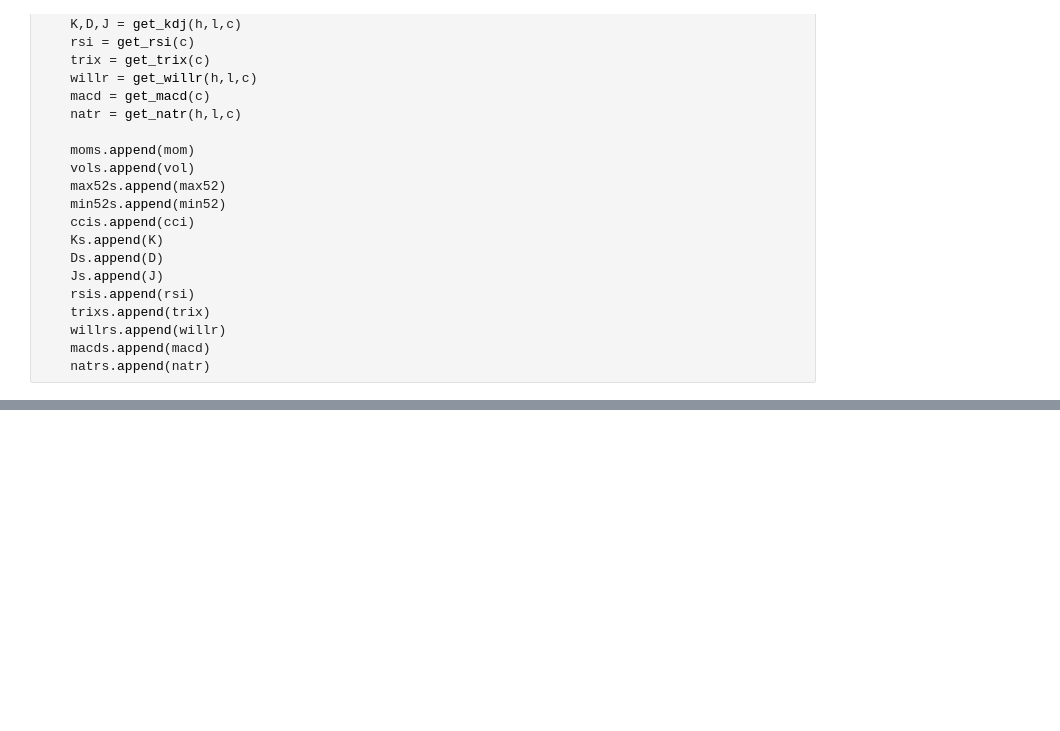
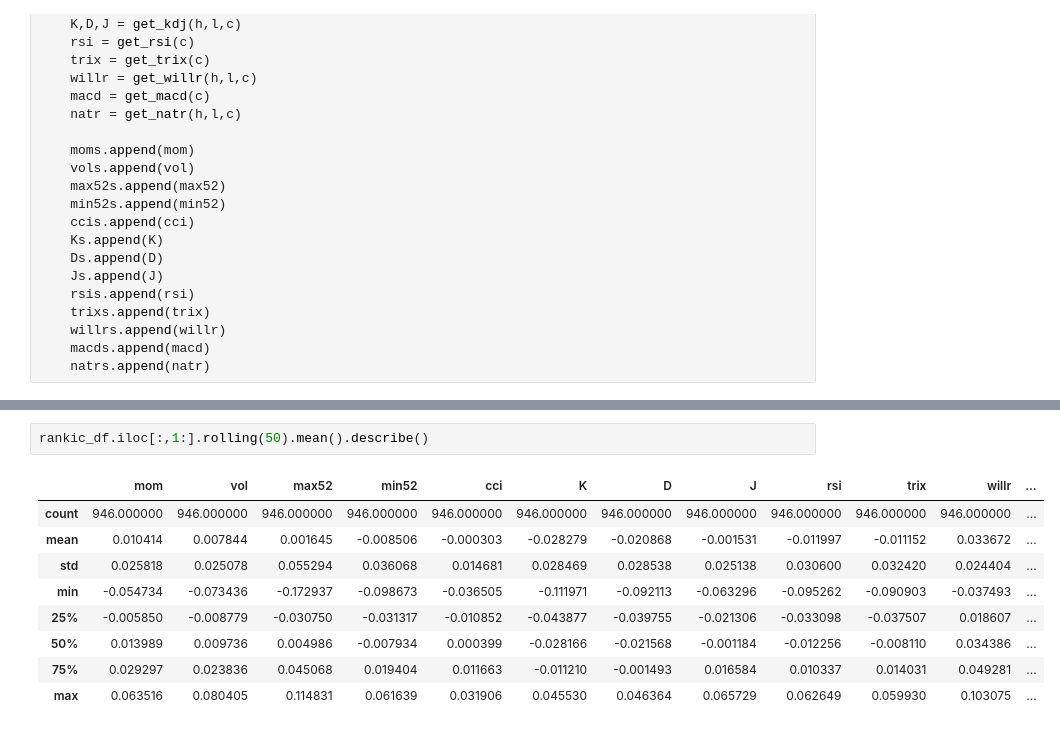
Before and after one commit to VoidFly/JKQ, a Jupyter notebook: research.ipynb, the cells around one changed output, grey strips where cells are left out. Drawn from its saved outputs; the diff is of its cells as text; blank space fills up the shorter version.

```diff
--- a/research.ipynb
+++ b/research.ipynb
@@ -72,0 +146,12 @@ for i in range(100,1100):
+# %%
+rankic_df.iloc[:,1:].rolling(50).mean().describe()
+# %% [output]
+|  | mom | vol | max52 | min52 | cci | K | D | J | rsi | trix | willr | ... |
+| count | 946.000000 | 946.000000 | 946.000000 | 946.000000 | 946.000000 | 946.000000 | 946.000000 | 946.000000 | 946.000000 | 946.000000 | 946.000000 | ... |
+| mean | 0.010414 | 0.007844 | 0.001645 | -0.008506 | -0.000303 | -0.028279 | -0.020868 | -0.001531 | -0.011997 | -0.011152 | 0.033672 | ... |
+| std | 0.025818 | 0.025078 | 0.055294 | 0.036068 | 0.014681 | 0.028469 | 0.028538 | 0.025138 | 0.030600 | 0.032420 | 0.024404 | ... |
+| min | -0.054734 | -0.073436 | -0.172937 | -0.098673 | -0.036505 | -0.111971 | -0.092113 | -0.063296 | -0.095262 | -0.090903 | -0.037493 | ... |
+| 25% | -0.005850 | -0.008779 | -0.030750 | -0.031317 | -0.010852 | -0.043877 | -0.039755 | -0.021306 | -0.033098 | -0.037507 | 0.018607 | ... |
+| 50% | 0.013989 | 0.009736 | 0.004986 | -0.007934 | 0.000399 | -0.028166 | -0.021568 | -0.001184 | -0.012256 | -0.008110 | 0.034386 | ... |
+| 75% | 0.029297 | 0.023836 | 0.045068 | 0.019404 | 0.011663 | -0.011210 | -0.001493 | 0.016584 | 0.010337 | 0.014031 | 0.049281 | ... |
+| max | 0.063516 | 0.080405 | 0.114831 | 0.061639 | 0.031906 | 0.045530 | 0.046364 | 0.065729 | 0.062649 | 0.059930 | 0.103075 | ... |
```
Also changed, not shown: parts of 16 cells of this notebook, 2 other files.
